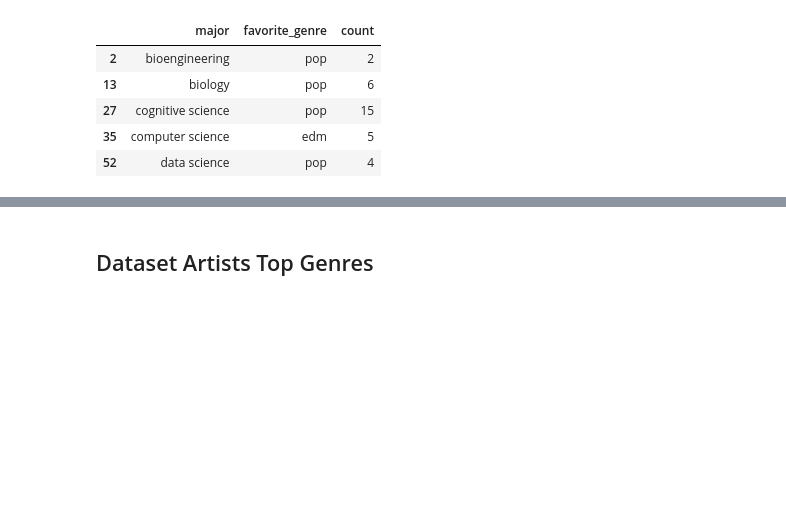
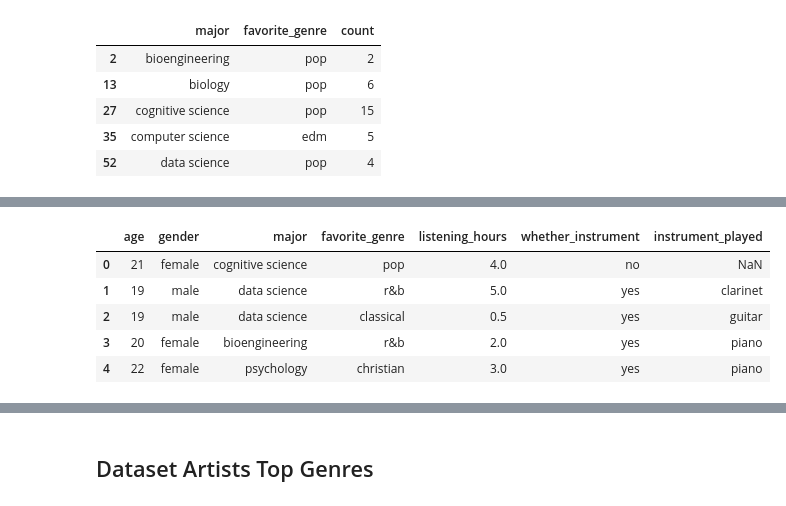
Before and after one commit to ninaahong/COGS108, a Jupyter notebook: EDACheckpoint_Group041_WI24.ipynb, the cells around one changed output, grey strips where cells are left out. Drawn from its saved outputs; the diff is of its cells as text; code cells hidden in the pictures; blank space fills up the shorter version.

```diff
--- a/EDACheckpoint_Group041_WI24.ipynb
+++ b/EDACheckpoint_Group041_WI24.ipynb
@@ -450,3 +439,28 @@ music_major_or.head()
+# %%
+music_major_or1= survey.reindex(columns=['age', 'gender', 'major_1','favorite_genre_1','favorite_genre_2','favorite_genre_3','listening_hours','whether_instrument','instrument_played'])
+music_major_or2= survey.reindex(columns=['age', 'gender', 'major_2','favorite_genre_1','favorite_genre_2','favorite_genre_3','listening_hours','whether_instrument','instrument_played'])
+music_major_or2= music_major_or2.rename(columns={'major_2':'major_1'})
+music_major_or=pd.concat([music_major_or1,music_major_or2],ignore_index=True, axis=0)
+music_major_or= music_major_or.rename(columns={'major_1':'major'})
+
+music_major_orientation1= music_major_or.reindex(columns=['age', 'gender','major','favorite_genre_1','listening_hours','whether_instrument','instrument_played'])
+music_major_orientation2= music_major_or.reindex(columns=['age', 'gender','major','favorite_genre_2','listening_hours','whether_instrument','instrument_played'])
+music_major_orientation2= music_major_orientation2.rename(columns={'favorite_genre_2':'favorite_genre_1'})
+music_major_orientation3= music_major.reindex(columns=['age', 'gender','major','favorite_genre_3','listening_hours','whether_instrument','instrument_played'])
+music_major_orientation3 = music_major_orientation3.rename(columns={'favorite_genre_3':'favorite_genre_1'})
+
+music_major_orientation=pd.concat([music_major_orientation1,music_major_orientation2, music_major_orientation3], ignore_index=True, axis=0)
+music_major_orientation= music_major_orientation.rename(columns={'favorite_genre_1':'favorite_genre'})
+
+music_major_orientation.dropna(subset=["major"], inplace=True)
+music_major_orientation.head()
+# %% [output]
+|  | age | gender | major | favorite_genre | listening_hours | whether_instrument | instrument_played |
+| 0 | 21 | female | cognitive science | pop | 4.0 | no | NaN |
+| 1 | 19 | male | data science | r&b | 5.0 | yes | clarinet |
+| 2 | 19 | male | data science | classical | 0.5 | yes | guitar |
+| 3 | 20 | female | bioengineering | r&b | 2.0 | yes | piano |
+| 4 | 22 | female | psychology | christian | 3.0 | yes | piano |
 # %%
 ##CREATE NEW DATA FRAME WITH A SINGLE COLUMN FOR ARTIST NAMES
 
```
Also changed, not shown: parts of 4 cells of this notebook.
